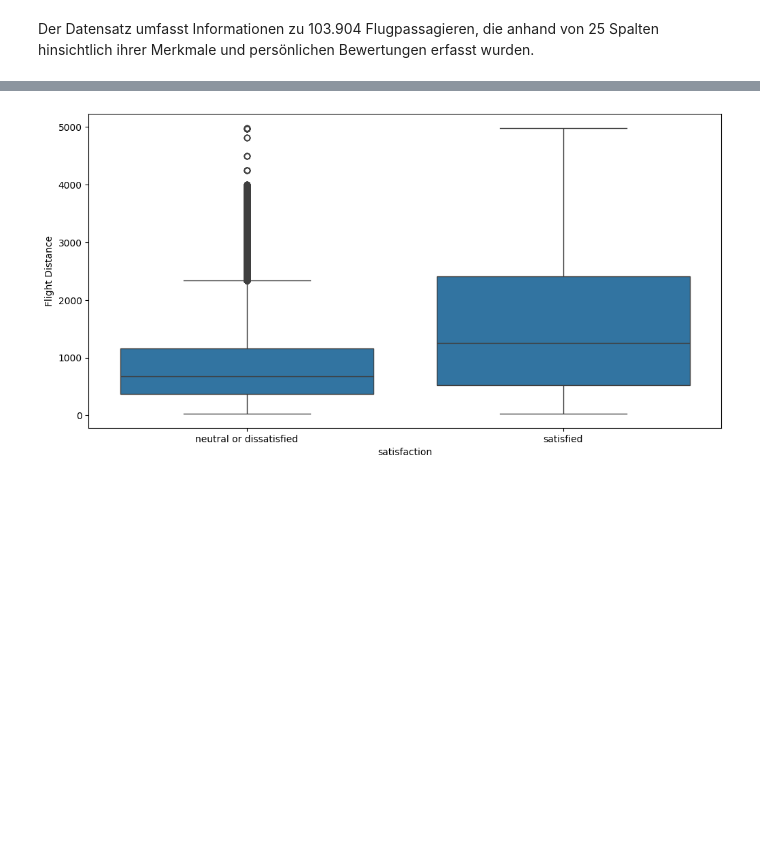
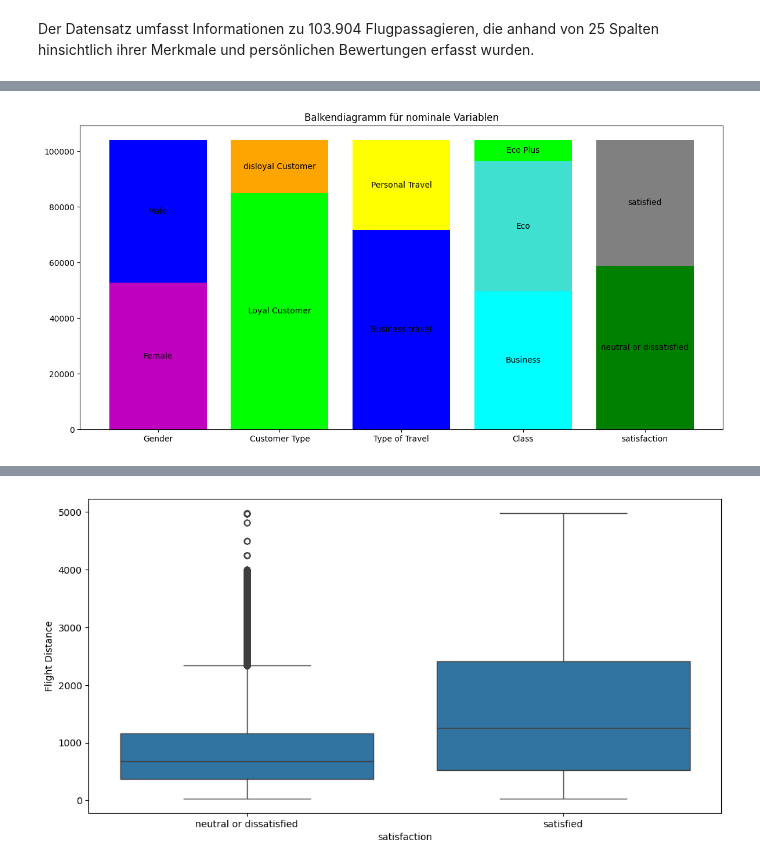
Before and after one commit to Sulphur1407/DSKI-Portfolio-1, a Jupyter notebook: PortfolioFinalVersion.ipynb, the cells around one changed output, grey strips where cells are left out. Saved outputs shown, nothing was run; the diff lists cells and outputs as text; code cells hidden in the pictures; blank space fills up the shorter version.

```diff
--- a/PortfolioFinalVersion.ipynb
+++ b/PortfolioFinalVersion.ipynb
@@ -178,0 +156,43 @@ Die Attribute *id* und *Unnamed: 0* tragen natürlich nicht zur Analyse der Zufr
+# %%
+import matplotlib.pyplot as plt
+
+columns = ['Gender','Customer Type', 'Type of Travel', 'Class', 'satisfaction']
+
+x_positions = range(len(columns))
+
+fig, ax = plt.subplots(figsize=[12,6])
+
+
+palette = {
+    'Gender': ['m','b'],
+    'Customer Type': ['lime','orange'],
+    'Type of Travel': ['blue','yellow'],
+    'satisfaction': ['green','gray'],
+    'Class': ['cyan', 'turquoise', 'lime']
+}
+
+legend_entries = {}
+
+for col_indx, col in enumerate(columns):
+    counts = df[col].value_counts()
+    bottom = 0
+    colors = palette[col]
+
+    for i, (cat,val) in enumerate(counts.items()):
+        color = colors[i% len(colors)]
+        ax.bar(col_indx, val, bottom=bottom, color=color)
+        ax.text(col_indx, bottom + val/2, str(cat), ha='center', va='center', color='black')
+        bottom += val
+        if cat not in legend_entries:
+            legend_entries[cat] = color
+
+ax.set_xticks(list(x_positions))
+ax.set_xticklabels(columns)
+
+handles = [plt.Rectangle((0,0),1,1, color = color) for color in legend_entries.values()]
+labels = list(legend_entries.keys())
+plt.title("Balkendiagramm für nominale Variablen")
+plt.tight_layout()
+plt.show()
+# %% [output]
+[figure, added]
```
Also changed, not shown: parts of 21 cells of this notebook.
